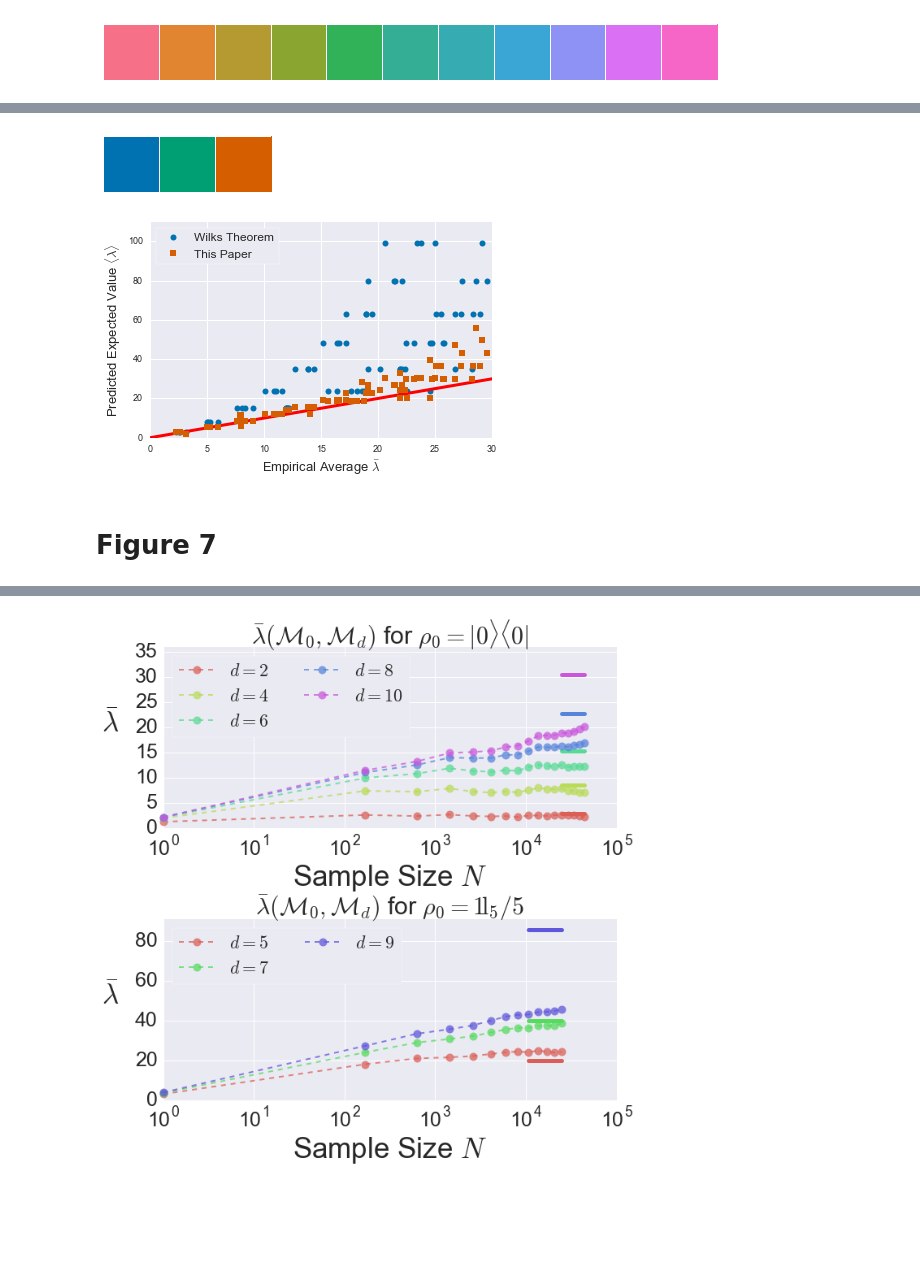
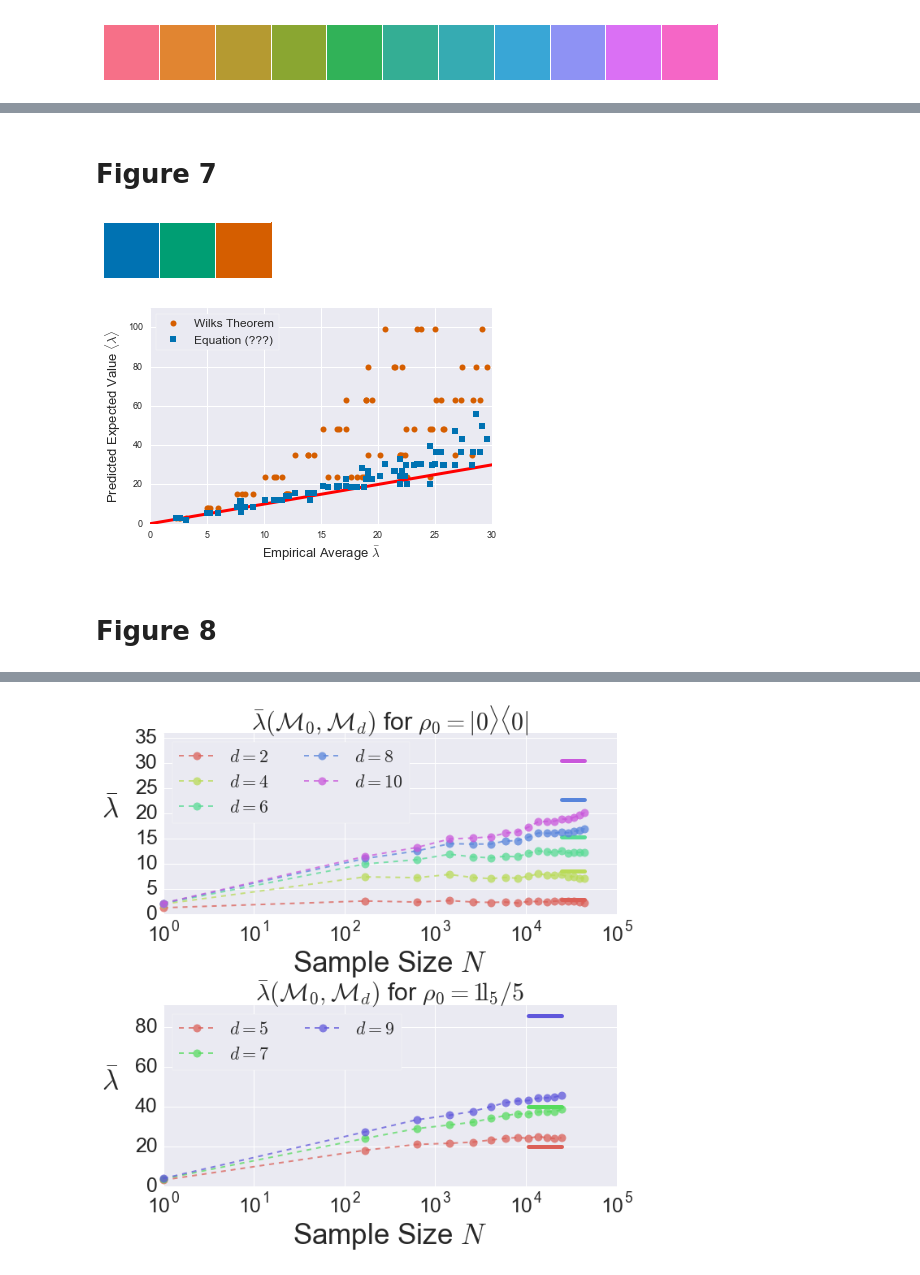
Before and after one commit to Travis-S/arxiv_1609.04385, a Jupyter notebook: Figure_Generation.ipynb, the cells around one changed output, grey strips where cells are left out. Saved outputs shown, nothing was run; the diff lists cells and outputs as text; code cells hidden in the pictures; blank space fills up the shorter version.

Commit message:
Re-order figures in the NB
Given the changes we've made to the paper,
it was necessary to re-order the figures.o

```diff
--- a/Figure_Generation.ipynb
+++ b/Figure_Generation.ipynb
@@ -244,16 +247,22 @@ ax = fig.add_axes([0, 0, 1, 1])
 counter  = 1
 
 for r in ranks:
-    X = df[df['rankTrue'] == r]['dimRec'].values[::2]
-    Y = df[df['rankTrue'] == r]['llrs'].values[::2]
-    Z = df[df['rankTrue'] == r]['Our_Model'].values[::2]
+    X = df[df['rankTrue'] == r]['dimRec'].values
+    Y = df[df['rankTrue'] == r]['llrs'].values
+    Z = df[df['rankTrue'] == r]['Our_Model'].values
     if r in [min(ranks), max(ranks)]:
         label = r'$\mathrm{Rank}(\rho_{0})=$'+ '{0}'.format(r)
     else:
         label = ''
 
+    if r == min(ranks):
+        marker = 's'
+    elif r == max(ranks):
+        marker = '^'
+    else:
+        marker = 'o'
     ax.plot(X, Y, clip_on=False, ls='', color=colors[counter],\
-            marker='o', markersize=10, label=label , alpha=1)
+            marker=marker, markersize=10, label=label , alpha=1)
 
     ax.plot(X, Z, clip_on=False, ls='--', color=colors[counter],\
             marker='', alpha=1)
@@ -263,7 +272,7 @@ X = df[df['rankTrue'] == 1]['dimRec'].values
 Y = df[df['rankTrue'] == 1]['Wilks_Theorem'].values
 
 ax.plot(X, Y, ls='-', marker='', lw=4, clip_on=False,\
-        color=colors[0], label='Wilks Theorem')
+        color='black', label='Wilks Theorem')
 
 temp = ax.plot([], [], ls='', color='black', marker='o',
                           markersize=10, label=r'(various colors) $\mathrm{Rank}(\rho_{0}) = 2...9$')
@@ -288,0 +298,10 @@ Figure 4
+# %%
+df = pd.read_csv('Data/heterodyne_condition_num.csv')
+stateIDs = ['d2s0', 'd2s1', 'd2s2', 'd2s3']
+try:
+    colors = sns.color_palette('colorblind', n_colors=len(stateIDs) + 2)
+    colors = [colors[2], colors[3], colors[5], colors[0], colors[1]]
+except Exception:
+    colors = cm.viridis(np.linspace(0, 1, len(stateIDs) + 2))
+
+sns.palplot(colors)
@@ -289,3 +336,6 @@ Figure 4
+# %% [markdown]
+Figure 7
+============
 # %%
 df = pd.read_csv('Data/heterodyne_llrs_sim_results.csv')
 temp = pd.DataFrame()
@@ -315,38 +365,38 @@ ax = fig.add_axes([0, 0, 1, 1])
 x = df['llrs'].values
 y = df['Wilks_Theorem'].values
 
-ax.plot(x, y, ls='', marker='o', color=colors[0], clip_on=False, markersize=6, label='Wilks Theorem')
+ax.plot(x, y, ls='', marker='o', color=colors[2], clip_on=False, markersize=6, label='Wilks Theorem')
 
 
 my = max(ax.get_ylim())
 ax.set_ylim([0, my])
 
 mx = max(ax.get_xlim())
 ax.set_xlim([0, mx])
 ax.plot([0, my], [0, my], ls='-', color='red', lw=3)
 
 x = df['llrs'].values
 y = df['Our_Model'].values
 
-ax.plot(x, y, ls='', marker='s', color=colors[2], clip_on=False, markersize=6, label='This Paper')
+ax.plot(x, y, ls='', marker='s', color=colors[0], clip_on=False, markersize=6, label='Equation (???)')
 
 my = max(ax.get_ylim())
 ax.set_ylim([0, my])
 
 mx = max(ax.get_xlim())
 ax.set_xlim([0, mx])
 
 
 ax.set_xlabel(r'Empirical Average $\bar{\lambda}$', fontsize=13)
 ax.set_ylabel(r'Predicted Expected Value $\langle \lambda \rangle$', fontsize=13)
 for s in ['x', 'y']:
     ax.tick_params(axis=s, labelsize=9)
 
 ax.set_ylim([0, max(ax.get_ylim()) + 10])
 ax.legend(loc=0, frameon=True, fontsize=12)
 plt.show()
 # %% [output]
-[figure, old version]
+[figure, new version]
 # %% [markdown]
-Figure 7
+Figure 8
 ============
```
Also changed, not shown: parts of 23 cells of this notebook.
